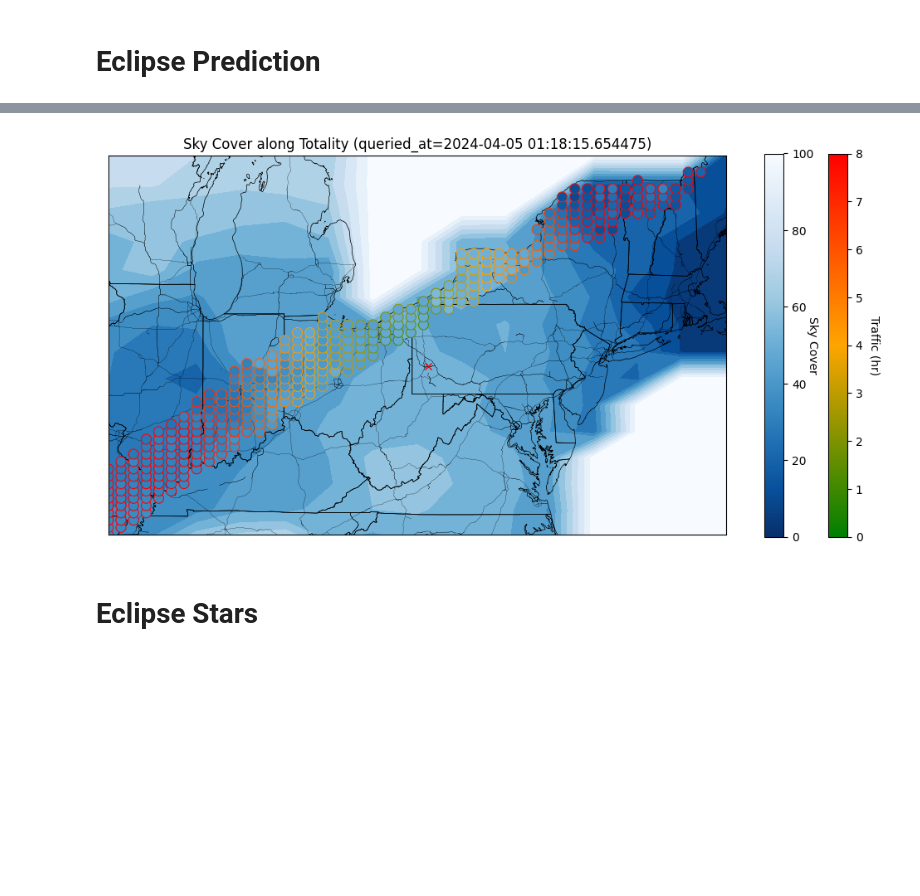
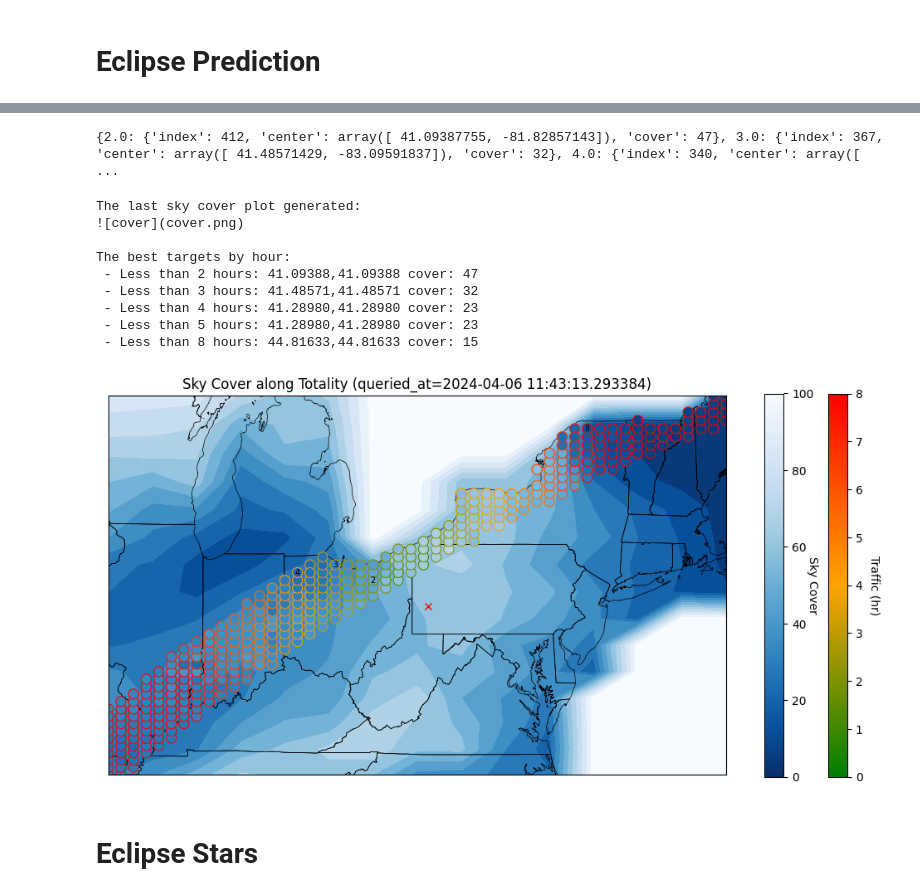
Before and after one commit to mattlangford/astropy-playground, a Jupyter notebook: astro.ipynb, the cells around one changed output, grey strips where cells are left out. Drawn from its saved outputs; the diff is of its cells as text; code cells hidden in the pictures; blank space fills up the shorter version.

Commit message:
add travel time and README generation

```diff
--- a/astro.ipynb
+++ b/astro.ipynb
@@ -214,7 +220,7 @@ lats = np.linspace(lat_min, lat_max, points)
 lons = np.linspace(lon_min, lon_max, points)
 lat, lon = np.meshgrid(lats, lons)
 
-dt = 15 * u.min
+dt = 16 * u.min
 count = 20
 centers = []
 center_ts = []
@@ -319,3 +326,16 @@ print(center_traffic)
+# %%
+# Generate best targets for a few different hour drive
+best_targets = {}
+for time_hour in [1.0, 2.0, 3.0, 5.0, 8.0]:
+    time_mask = np.logical_and(center_traffic < time_hour, center_traffic > 0.0)
+    arr = np.ma.array(center_covers, mask=~time_mask)
+    if arr.any():
+        best_index = arr.argmin()
+        best_targets[time_hour] = {'index': best_index, 'center': centers[best_index], 'cover': center_covers[best_index]}
+
+print(best_targets)
+# %% [output]
+{2.0: {'index': 412, 'center': array([ 41.09387755, -81.82857143]), 'cover': 47}, 3.0: {'index': 367, 'center': array([ 41.48571429, -83.09591837]), 'cover': 32}, 4.0: {'index': 340, 'center': array([ ...
 # %%
 # Plot the map, eclipse points, and weather
 
@@ -325,35 +345,67 @@ import matplotlib
 plt.figure(figsize=(15, 15))
 
 # Lambert Conformal map of lower 48 states.
 m = Basemap(llcrnrlon=lon_min, llcrnrlat=lat_min, urcrnrlon=lon_max, urcrnrlat=lat_max,
             lat_0=lat_center, lon_0=lon_center, projection='merc')
 
 m.readshapefile('assets/cb_2018_us_state_500k/cb_2018_us_state_500k', 'states', drawbounds=True)
-m.readshapefile('assets/tl_2017_us_primaryroads/tl_2017_us_primaryroads', 'roads', drawbounds=True, linewidth=0.1)
+# m.readshapefile('assets/tl_2017_us_primaryroads/tl_2017_us_primaryroads', 'roads', drawbounds=True, linewidth=0.1)
 
 y, x = m(cloud_lon, cloud_lat)
 plt.contourf(y, x, cover, 15, cmap='Blues_r', vmin=0, vmax=100)
 
 y, x = m(centers[:, 1], centers[:, 0])
 mask = np.logical_and(center_covers < 100, center_traffic > 0)
 green_red = matplotlib.colors.LinearSegmentedColormap.from_list('gr',["g", "orange", "r"], N=256)
 max_hours = 8.0
 edge_colors = green_red(center_traffic[mask] / max_hours)
 plt.scatter(y[mask], x[mask], c=center_covers[mask], s=75, cmap='Blues_r', vmin=0, vmax=100, edgecolors=edge_colors, linewidth=0.75, zorder=2)
 
 cbar = plt.colorbar(matplotlib.cm.ScalarMappable(norm=matplotlib.colors.Normalize(vmin=0, vmax=max_hours), cmap=green_red), shrink=0.4, anchor=(-0.8, 0.5))
 cbar.set_label('Traffic (hr)', rotation=270, labelpad=15)
 cbar = plt.colorbar(shrink=0.4)
 cbar.set_label('Sky Cover', rotation=270)
 
 y, x = m(pit_lon, pit_lat)
 plt.plot(y, x, 'x', c='r')
 
+readme = ""
+
+readme += "The last sky cover plot generated:\n"
+readme += "![cover](cover.png)\n\n"
+readme += "The best targets by hour:\n"
+
+used_index = []
+for duration, target in best_targets.items():
+    readme += f" - Less than {duration:.0f} hours: ({target['center'][0]:.5f}, {target['center'][0]:.5f}) cover: {target['cover']}\n"
+
+    if target['index'] in used_index:
+        continue
+    used_index.append(target['index'])
+    center = target['center']
+
+    y, x = m(center[1], center[0])
+    plt.text(y, x, f"{duration:.0f}", horizontalalignment='center', verticalalignment='center',  fontsize=7)
+
 plt.title(f"Sky Cover along Totality (queried_at={weather_time})")
 
+print(readme)
+with open('README.md', 'w') as file:
+    file.write(readme)
+
+plt.savefig('cover.png', bbox_inches="tight")
 plt.show()
 # %% [output]
+The last sky cover plot generated:
+![cover](cover.png)
+
+The best targets by hour:
+ - Less than 2 hours: 41.09388,41.09388 cover: 47
+ - Less than 3 hours: 41.48571,41.48571 cover: 32
+ - Less than 4 hours: 41.28980,41.28980 cover: 23
+ - Less than 5 hours: 41.28980,41.28980 cover: 23
+ - Less than 8 hours: 44.81633,44.81633 cover: 15
-[figure, old version]
+[figure, new version]
 # %% [markdown]
 # Eclipse Stars
 # %%
```
Also changed, not shown: parts of 5 cells of this notebook, 3 other files.
